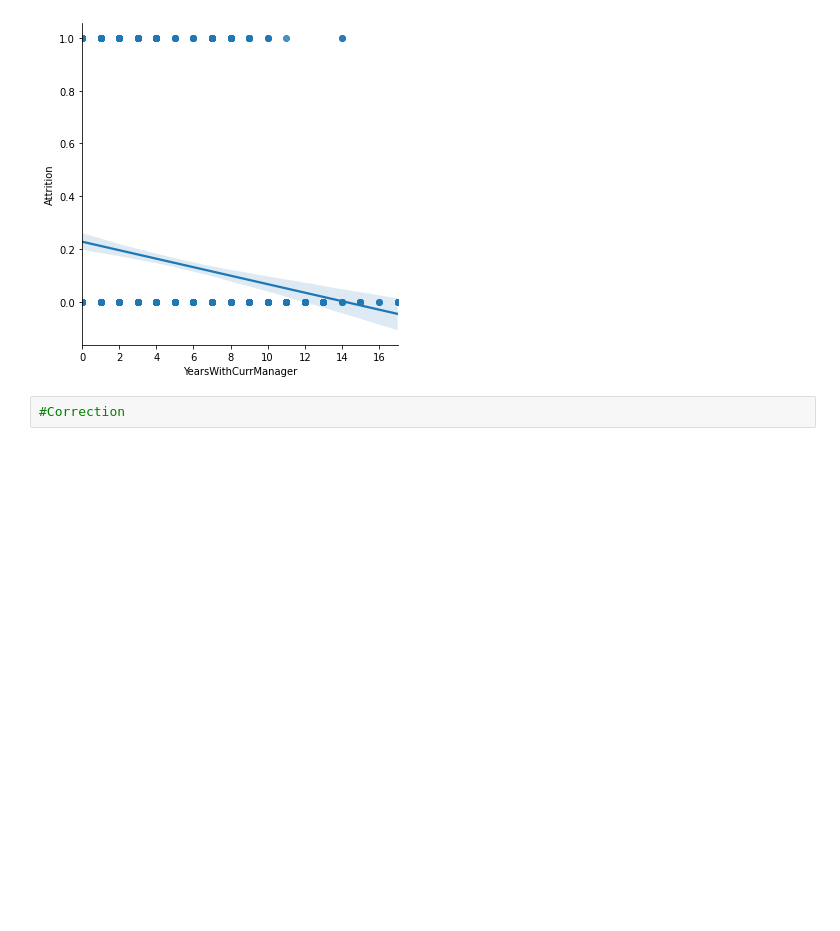
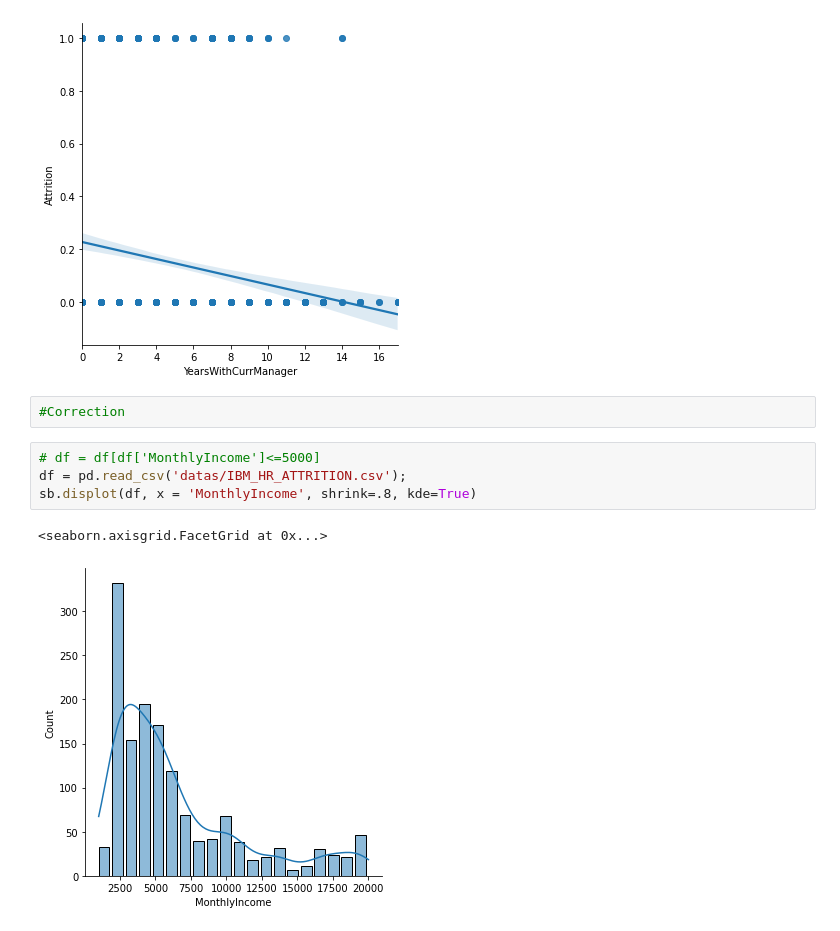
Before and after one commit to nicKLas-317/pythonEDA, a Jupyter notebook: visualisation.ipynb, the cells around one changed output. Drawn from its saved outputs; the diff is of its cells as text; blank space fills up the shorter version.

```diff
--- a/visualisation.ipynb
+++ b/visualisation.ipynb
@@ -65,3 +81,10 @@ sns.lmplot(x="YearsWithCurrManager", data=df, y="Attrition")
 [figure]
 # %%
 #Correction
+# %%
+# df = df[df['MonthlyIncome']<=5000]
+df = pd.read_csv('datas/IBM_HR_ATTRITION.csv');
+sb.displot(df, x = 'MonthlyIncome', shrink=.8, kde=True)
+# %% [output]
+<seaborn.axisgrid.FacetGrid at 0x...>
+[figure, added]
```
Also changed, not shown: parts of 3 cells of this notebook, 3 other files.
